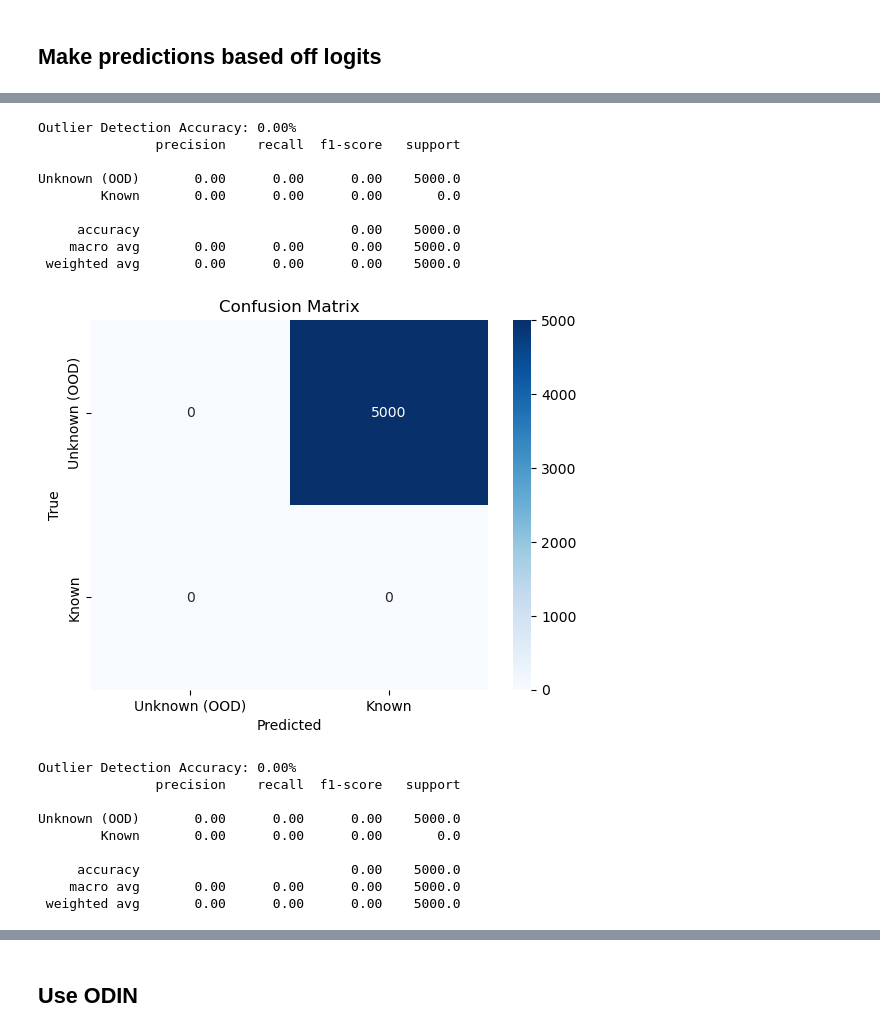
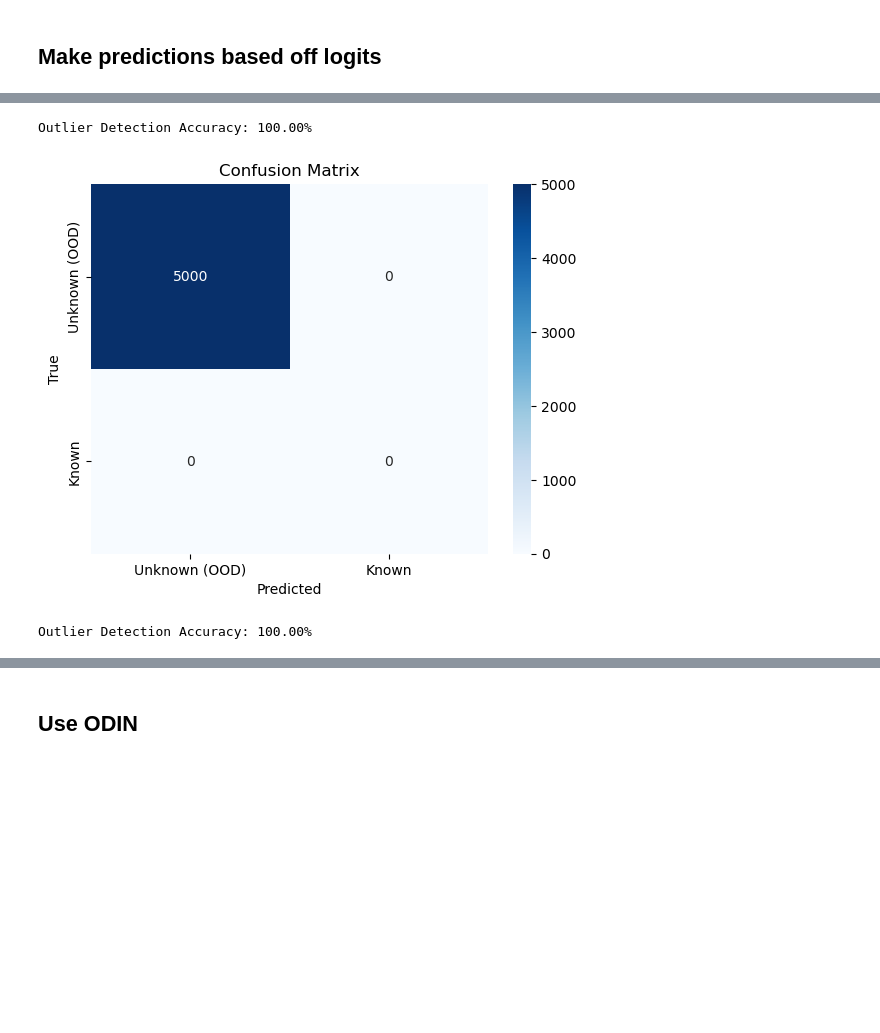
Before and after one commit to enikop/CNN-Projects, a Jupyter notebook: openset/CNN_softmax.ipynb, the cells around one changed output, grey strips where cells are left out. Drawn from its saved outputs; the diff is of its cells as text; code cells hidden in the pictures; blank space fills up the shorter version.

Commit message:
Softmax update with better model

```diff
--- a/openset/CNN_softmax.ipynb
+++ b/openset/CNN_softmax.ipynb
@@ -71,11 +71,11 @@ def build_simple_cnn(input_shape=(32, 32, 3), num_classes=KEEP_CLASS_NUMBER):
     inputs = tf.keras.layers.Input(shape=input_shape)
 
     # CNN Block 1
-    x = tf.keras.layers.Conv2D(64, (3, 3), activation='relu', padding='same')(inputs)
+    x = tf.keras.layers.Conv2D(16, (3, 3), activation='relu', padding='same')(inputs)
     x = tf.keras.layers.BatchNormalization()(x)
-    x = tf.keras.layers.Conv2D(64, (3, 3), activation='relu', padding='same')(x)
+    x = tf.keras.layers.Conv2D(16, (3, 3), activation='relu', padding='same')(x)
     x = tf.keras.layers.BatchNormalization()(x)
-    x = tf.keras.layers.MaxPooling2D((2, 2))(x)
+    x = tf.keras.layers.AveragePooling2D((2, 2))(x)
     x = tf.keras.layers.Dropout(0.25)(x)
 
     # CNN Block 2
@@ -83,7 +83,15 @@ def build_simple_cnn(input_shape=(32, 32, 3), num_classes=KEEP_CLASS_NUMBER):
     x = tf.keras.layers.BatchNormalization()(x)
     x = tf.keras.layers.Conv2D(32, (3, 3), activation='relu', padding='same')(x)
     x = tf.keras.layers.BatchNormalization()(x)
-    x = tf.keras.layers.MaxPooling2D((2, 2))(x)
+    x = tf.keras.layers.AveragePooling2D((2, 2))(x)
+    x = tf.keras.layers.Dropout(0.25)(x)
+
+    # CNN Block 3
+    x = tf.keras.layers.Conv2D(64, (3, 3), activation='relu', padding='same')(x)
+    x = tf.keras.layers.BatchNormalization()(x)
+    x = tf.keras.layers.Conv2D(64, (3, 3), activation='relu', padding='same')(x)
+    x = tf.keras.layers.BatchNormalization()(x)
+    x = tf.keras.layers.AveragePooling2D((2, 2))(x)
     x = tf.keras.layers.Dropout(0.25)(x)
 
     cnn_output = tf.keras.layers.Flatten(name='cnn_output')(x)
@@ -113,6 +121,18 @@ def print_evaluation_report(y_true, y_pred, target_names=['Unknown (OOD)', 'Know
     plt.xlabel("Predicted")
     plt.ylabel("True")
     plt.show()
+# %%
+from sklearn.metrics import accuracy_score, classification_report, confusion_matrix
+def print_cm(y_true, y_pred, target_names=['Unknown (OOD)', 'Known']):
+    # Accuracy
+    accuracy = accuracy_score(y_true, y_pred)
+    print(f"Outlier Detection Accuracy: {accuracy*100:.2f}%")
+    cm = confusion_matrix(y_true, y_pred, labels=[-1, 1])
+    sns.heatmap(cm, annot=True, fmt="d", cmap="Blues", xticklabels=target_names, yticklabels=target_names)
+    plt.title("Confusion Matrix")
+    plt.xlabel("Predicted")
+    plt.ylabel("True")
+    plt.show()
 # %% [markdown]
 # Load dataset from library
 # %%
@@ -264,7 +284,7 @@ my_model.compile(
 # %% [markdown]
 ### Simply load saved weights
 # %%
-my_model.load_weights('models/my_model_weights_9_class.keras')
+my_model.load_weights('models/my_model_weights_9_class_v2.keras')
 # %% [markdown]
 ### Evaluate model
 # %%
@@ -427,25 +431,9 @@ threshold = -3.71
 predictions_uni = np.where(energy_uni <= threshold, 1, -1)
 predictions_norm = np.where(energy_norm <= threshold, 1, -1)
 # %%
-print_evaluation_report(artificial_y, predictions_uni)
-print_evaluation_report(artificial_y, predictions_norm)
+print_cm(artificial_y, predictions_uni)
+print_cm(artificial_y, predictions_norm)
 # %% [output]
-Outlier Detection Accuracy: 0.00%
-               precision    recall  f1-score   support
-
-Unknown (OOD)       0.00      0.00      0.00    5000.0
-        Known       0.00      0.00      0.00       0.0
-
-     accuracy                           0.00    5000.0
-    macro avg       0.00      0.00      0.00    5000.0
- weighted avg       0.00      0.00      0.00    5000.0
+Outlier Detection Accuracy: 100.00%
-[figure, old version]
+[figure, new version]
-Outlier Detection Accuracy: 0.00%
-               precision    recall  f1-score   support
-
-Unknown (OOD)       0.00      0.00      0.00    5000.0
-        Known       0.00      0.00      0.00       0.0
-
-     accuracy                           0.00    5000.0
-    macro avg       0.00      0.00      0.00    5000.0
- weighted avg       0.00      0.00      0.00    5000.0
+Outlier Detection Accuracy: 100.00%
```
Also changed, not shown: parts of 16 cells of this notebook.
